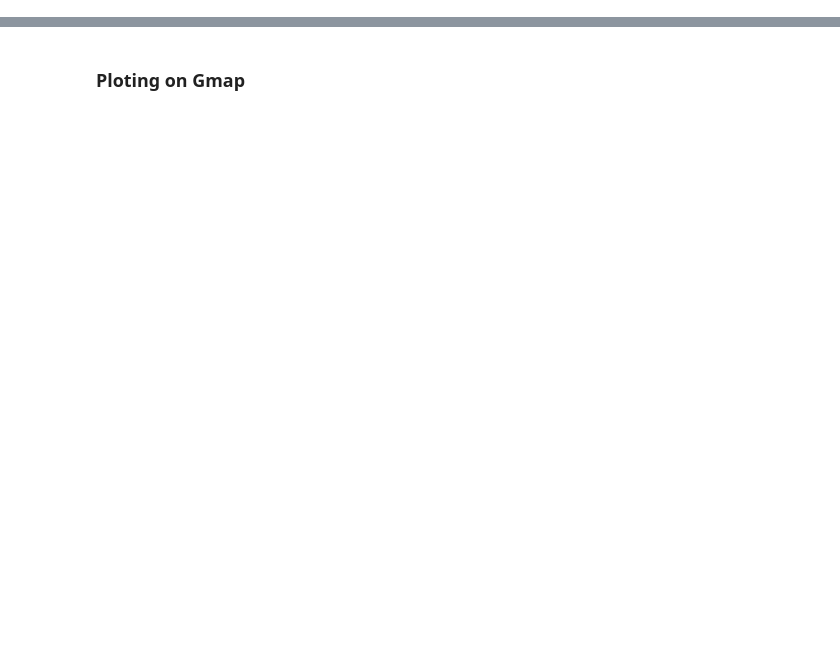
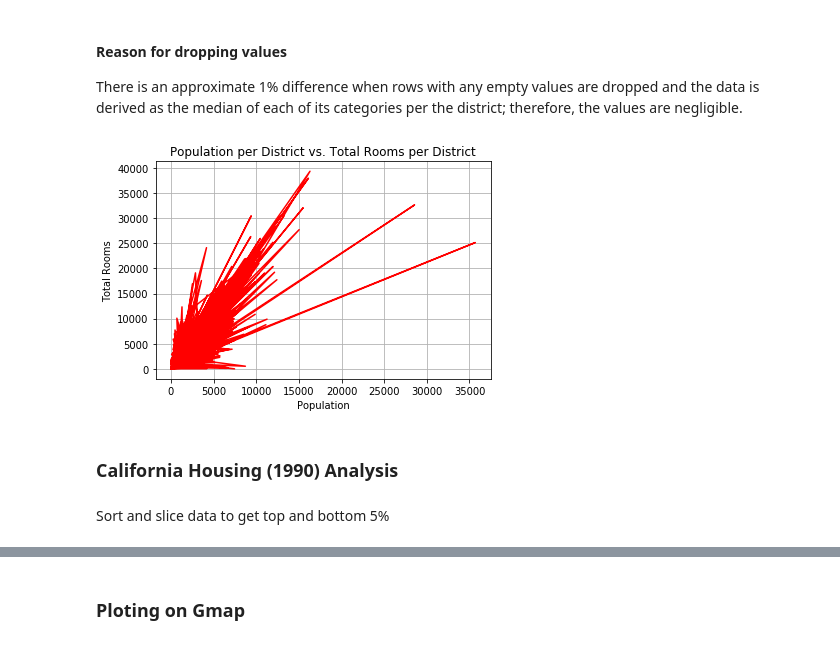
Before and after one commit to truonglybach/project1_UCI, a Jupyter notebook: ly_bach.ipynb, the cells around one changed output, grey strips where cells are left out. Cells and saved outputs as stored; diff of their text form; code cells hidden in the pictures; blank space fills up the shorter version.

```diff
--- a/ly_bach.ipynb
+++ b/ly_bach.ipynb
@@ -103,0 +11,4 @@ top_5["housing_median_age"].mean()
+# %%
+# Read/store data
+ca_1990 = pd.read_csv('Data/housing.csv')
+ca_current = pd.read_csv('Data/Total.csv')
@@ -103,0 +43,18 @@ top_5["housing_median_age"].mean()
+# %% [markdown]
+#### Reason for dropping values
+There is an approximate 1% difference when rows with any empty values are dropped and the data is derived as the median of each of its categories per the district; therefore, the values are negligible.
+# %%
+ca_1990 = ca_1990.dropna()
+# %%
+plt.plot(ca_1990['population'], ca_1990['total_rooms'], c='r')
+plt.title('Population per District vs. Total Rooms per District')
+plt.xlabel('Population')
+pop_vs_rooms = plt.ylabel('Total Rooms')
+plt.grid()
+plt.savefig('pop_vs_rooms.png', dpi=300)
+# %% [output]
+[figure, added]
+# %% [markdown]
+### California Housing (1990) Analysis
+# %% [markdown]
+Sort and slice data to get top and bottom 5%
```
Also changed, not shown: parts of 57 cells of this notebook.
